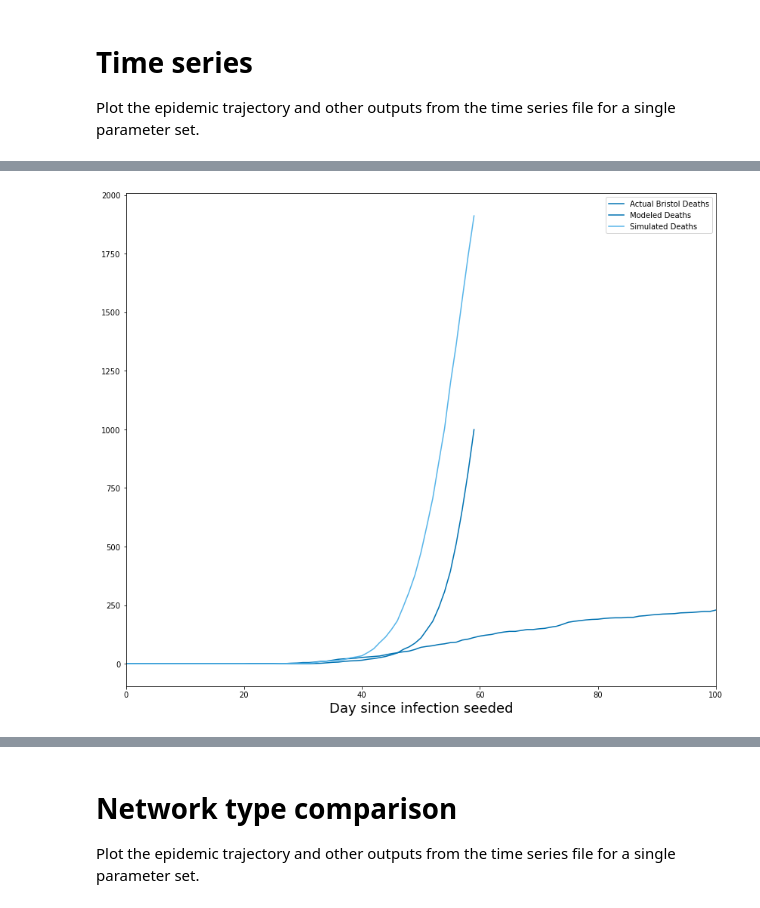
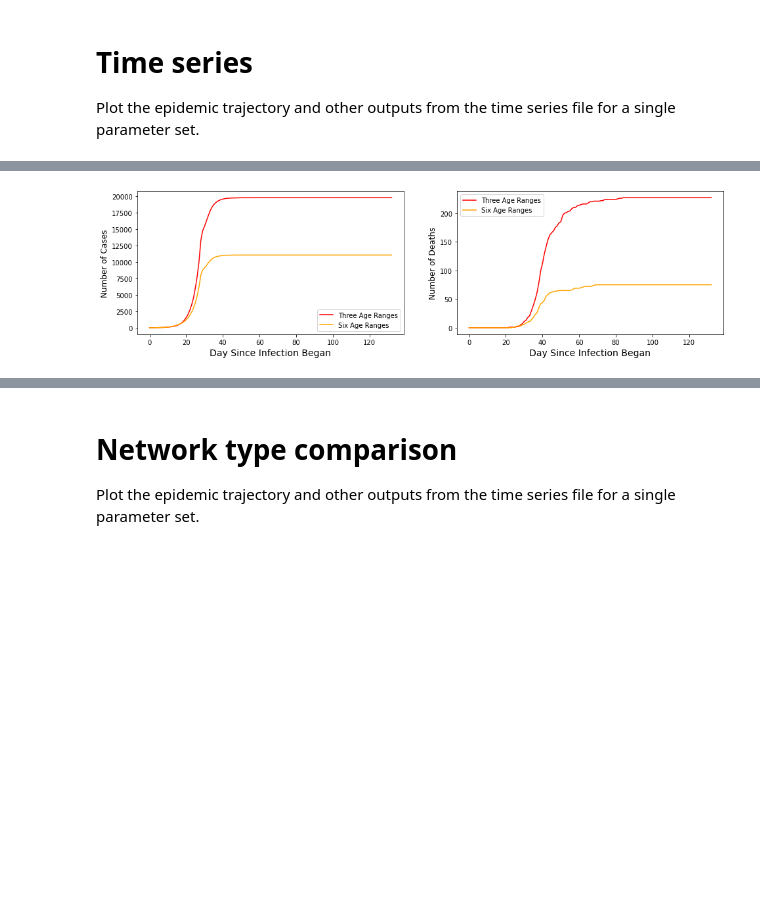
Before and after one commit to crispianm/COVID-Spatial-Sim, a Jupyter notebook: OpenABM-Covid19-feature-spatial/examples/AA_example_imperial.ipynb, the cells around one changed output, grey strips where cells are left out. Saved outputs shown, nothing was run; the diff lists cells and outputs as text; code cells hidden in the pictures; blank space fills up the shorter version.

```diff
--- a/OpenABM-Covid19-feature-spatial/examples/AA_example_imperial.ipynb
+++ b/OpenABM-Covid19-feature-spatial/examples/AA_example_imperial.ipynb
@@ -554,27 +601,29 @@ plt.show()
 # %%
 x1 = range(len(bristol_df_timeseries))
-x2 = range(len(mdm_df_timeseries))
-
-bristol_deaths = pd.read_csv(join("../../bristol_msoa_deaths.csv"))
-x3 = range(len(bristol_deaths))
-
 
 plt.figure()
-plt.xlim([0, 100])
-# # cases
-# plt.subplot(211)
-# plt.plot(x1, bristol_df_timeseries['total_infected'], 'red', x2, mdm_df_timeseries['total_infected'], 'orange')
-# plt.legend(["Bristol Cases", "Modeled Cases"])
+# plt.xlim([0,150])
+# plt.ylim([0,300])
 
-# # deaths
-# plt.subplot(212)
-plt.plot(x3, bristol_deaths['Total'], '#0072B2', x1, bristol_df_timeseries['n_death'], '#0072B2', x2, mdm_df_timeseries['n_death'], '#56B4E9')
-plt.xlabel("Day since infection seeded", size = 18)
-plt.legend(["Actual Bristol Deaths", "Modeled Deaths", "Simulated Deaths"])
+# deaths
+plt.subplot(121)
+plt.plot(x1, bristol_df_timeseries['total_infected'], 'red', x1, mdm_df_timeseries['total_infected'], 'orange')
+plt.legend(["Three Age Ranges", "Six Age Ranges"])
+plt.xlabel("Day Since Infection Began", size = 14)
+plt.ylabel("Number of Cases", size = 12)
+
+# cases (x3, bristol_deaths['Total'], '#0072B2',)
+plt.subplot(122)
+plt.plot( x1, bristol_df_timeseries['n_death'], 'red', x1, mdm_df_timeseries['n_death'], 'orange')
+plt.legend(["Three Age Ranges", "Six Age Ranges"])
+plt.xlabel("Day Since Infection Began", size = 14)
+plt.ylabel("Number of Deaths", size = 12)
+
+plt.rcParams["figure.figsize"] = (16,4)
 
 plt.show()
 # %% [output]
-[figure, old version]
+[figure, new version]
 # %%
 # bristol scenario time series plot
 plt.rcParams['figure.figsize'] = [14, 12]
```
Also changed, not shown: parts of 19 cells of this notebook, 12 other files.
